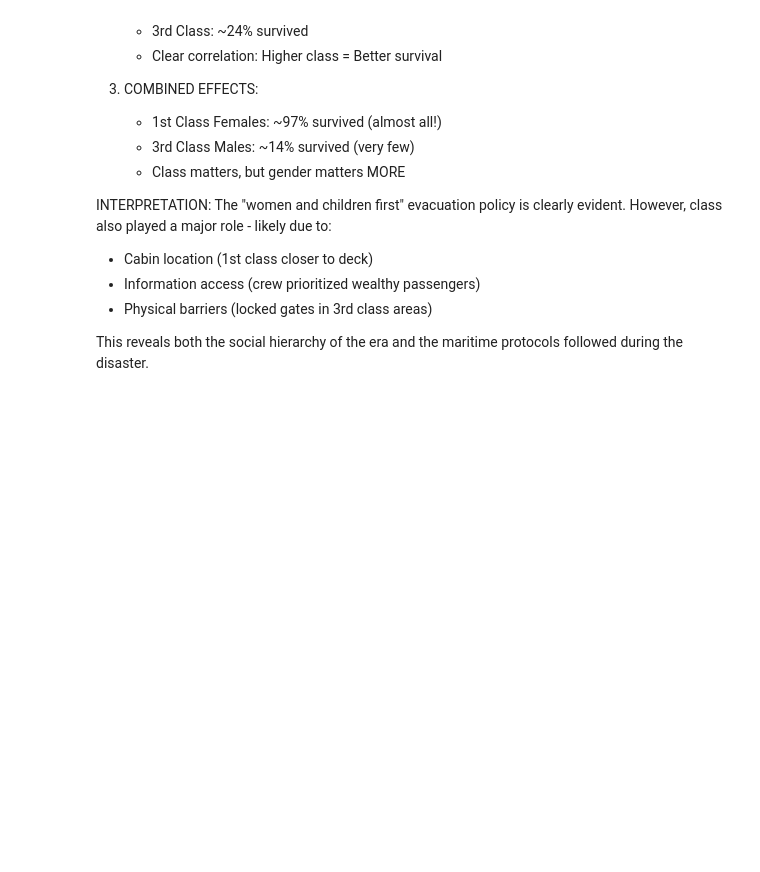
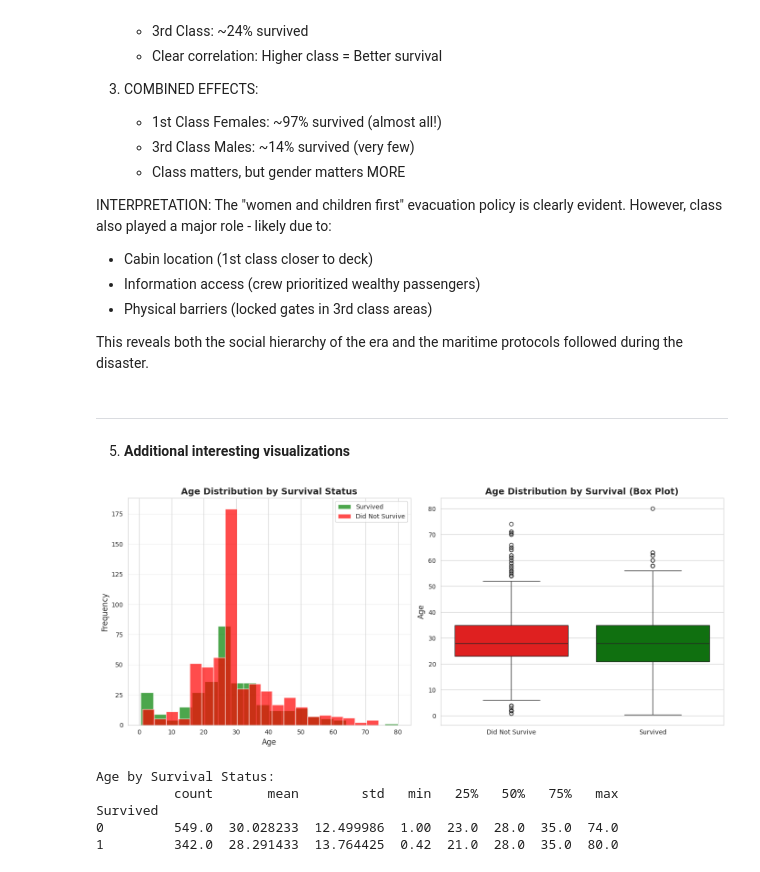
Before and after one commit to nanishat/EDA-Titanic, a Jupyter notebook: exploratory_data_analysis.ipynb, the cells around one changed output. Cells and saved outputs as stored; diff of their text form; code cells hidden in the pictures; blank space fills up the shorter version.

Commit message:
completed exploratory data analysis by adding 4 more visualizations

```diff
--- a/exploratory_data_analysis.ipynb
+++ b/exploratory_data_analysis.ipynb
@@ -609,3 +615,55 @@ However, class also played a major role - likely due to:
 
 This reveals both the social hierarchy of the era and the maritime
 protocols followed during the disaster.
+# %% [markdown]
+---
+# %% [markdown]
+5. **Additional interesting visualizations**
+# %%
+# Visualization 1: Age Distribution by Survival
+
+fig, axes = plt.subplots(1, 2, figsize=(14, 6))
+
+# Histogram comparison
+
+axes[0].hist(train[train['Survived'] == 1]['Age'].dropna(),
+              bins=20, alpha=0.7, label='Survived', color='green')
+axes[0].hist(train[train['Survived'] == 0]['Age'].dropna(),
+              bins=20, alpha=0.7, label='Did Not Survive', color='red')
+axes[0].set_title('Age Distribution by Survival Status', fontsize=14, fontweight='bold')
+axes[0].set_xlabel('Age', fontsize=12)
+axes[0].set_ylabel('Frequency', fontsize=12)
+axes[0].legend()
+axes[0].grid(axis='y', alpha=0.3)
+
+# Box plot comparison
+
+survival_labels = {0: 'Did Not Survive', 1: 'Survived'}
+train['Survival_Label'] = train['Survived'].map(survival_labels)
+
+sns.boxplot(
+    data=train,
+    x='Survival_Label',
+    y='Age',
+    hue='Survival_Label',
+    palette={'Did Not Survive': 'red', 'Survived': 'green'},
+    legend=False,
+    ax=axes[1]
+)
+
+axes[1].set_title('Age Distribution by Survival (Box Plot)', fontsize=14, fontweight='bold')
+axes[1].set_xlabel('', fontsize=12)
+axes[1].set_ylabel('Age', fontsize=12)
+
+plt.tight_layout()
+plt.show()
+
+print("\nAge by Survival Status:")
+print(train.groupby('Survived')['Age'].describe())
+# %% [output]
+[figure, added]
+Age by Survival Status:
+          count       mean        std   min   25%   50%   75%   max
+Survived
+0         549.0  30.028233  12.499986  1.00  23.0  28.0  35.0  74.0
+1         342.0  28.291433  13.764425  0.42  21.0  28.0  35.0  80.0
```
Also changed, not shown: parts of 10 cells of this notebook.
